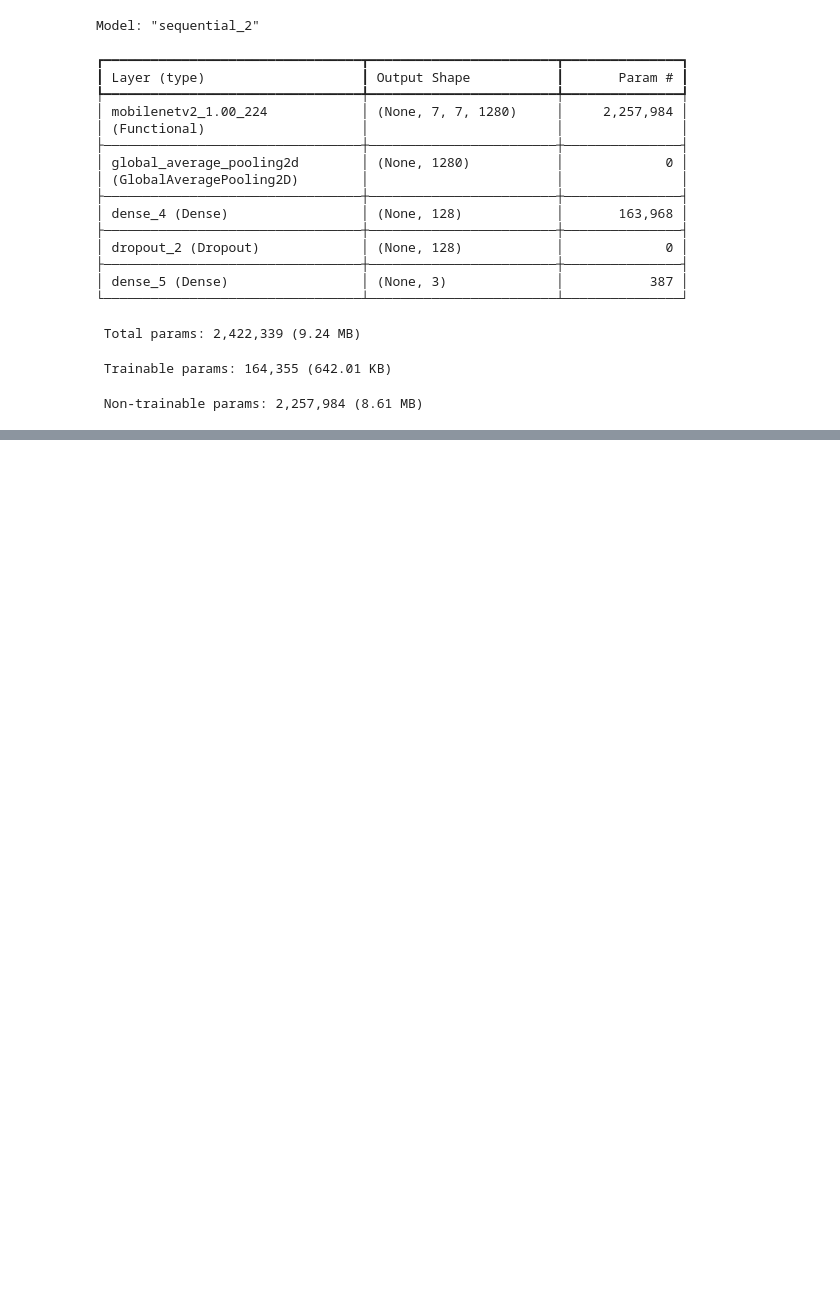
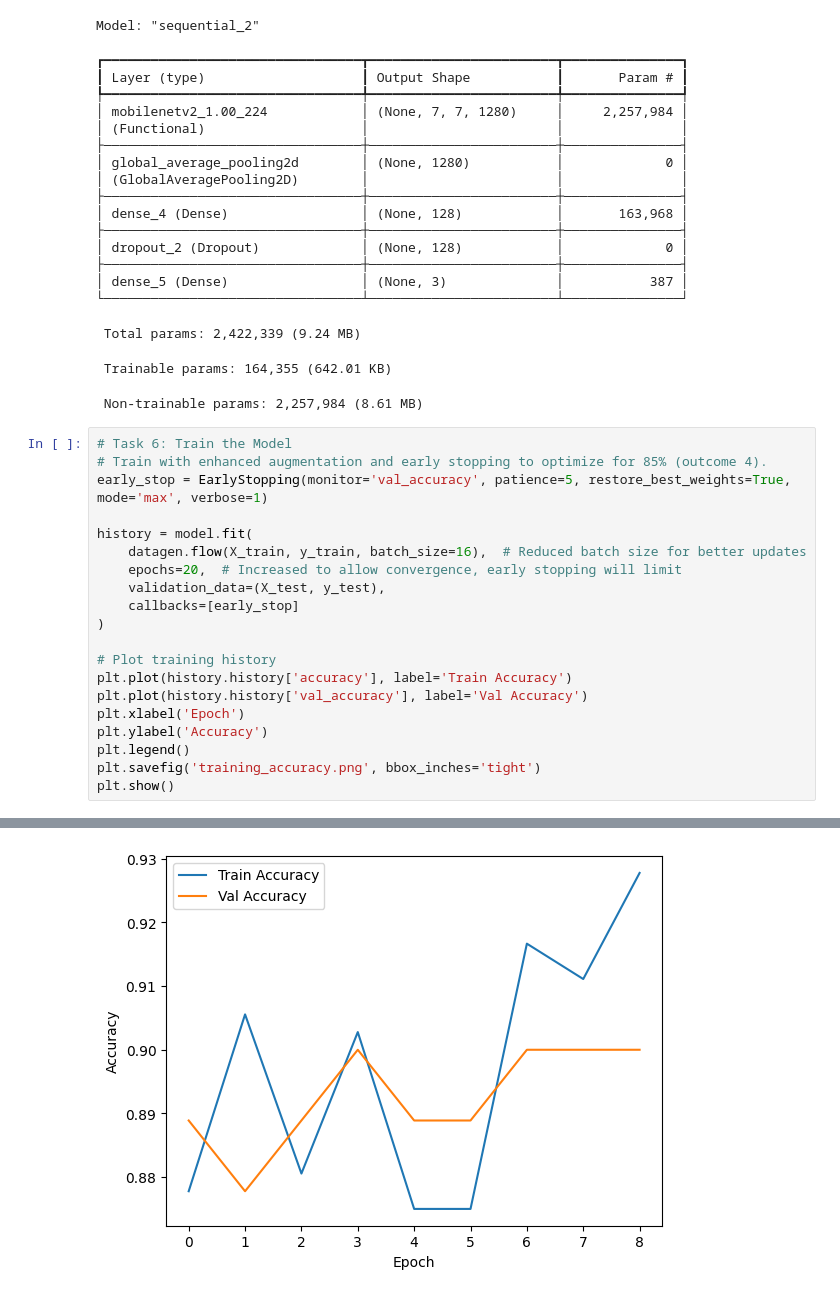
Before and after one commit to BhanukaPannipitiya/ComputerVision, a Jupyter notebook: ComputerVision.ipynb, the cells around one changed output, grey strips where cells are left out. Cells and saved outputs as stored; diff of their text form; blank space fills up the shorter version.

Commit message:
Add training model accuracy visualization

```diff
--- a/ComputerVision.ipynb
+++ b/ComputerVision.ipynb
@@ -137,3 +137,24 @@ Model: "sequential_2"
  Total params: 2,422,339 (9.24 MB)
  Trainable params: 164,355 (642.01 KB)
  Non-trainable params: 2,257,984 (8.61 MB)
+# %%
+# Task 6: Train the Model
+# Train with enhanced augmentation and early stopping to optimize for 85% (outcome 4).
+early_stop = EarlyStopping(monitor='val_accuracy', patience=5, restore_best_weights=True, mode='max', verbose=1)
+
+history = model.fit(
+    datagen.flow(X_train, y_train, batch_size=16),  # Reduced batch size for better updates
+    epochs=20,  # Increased to allow convergence, early stopping will limit
+    validation_data=(X_test, y_test),
+    callbacks=[early_stop]
+)
+
+# Plot training history
+plt.plot(history.history['accuracy'], label='Train Accuracy')
+plt.plot(history.history['val_accuracy'], label='Val Accuracy')
+plt.xlabel('Epoch')
+plt.ylabel('Accuracy')
+plt.legend()
+plt.savefig('training_accuracy.png', bbox_inches='tight')
+plt.show()
+# %% [output]
@@ -139,0 +181 @@ Model: "sequential_2"
+[figure, added]
```
Also changed, not shown: parts of 1 cell of this notebook, 1 other file.
